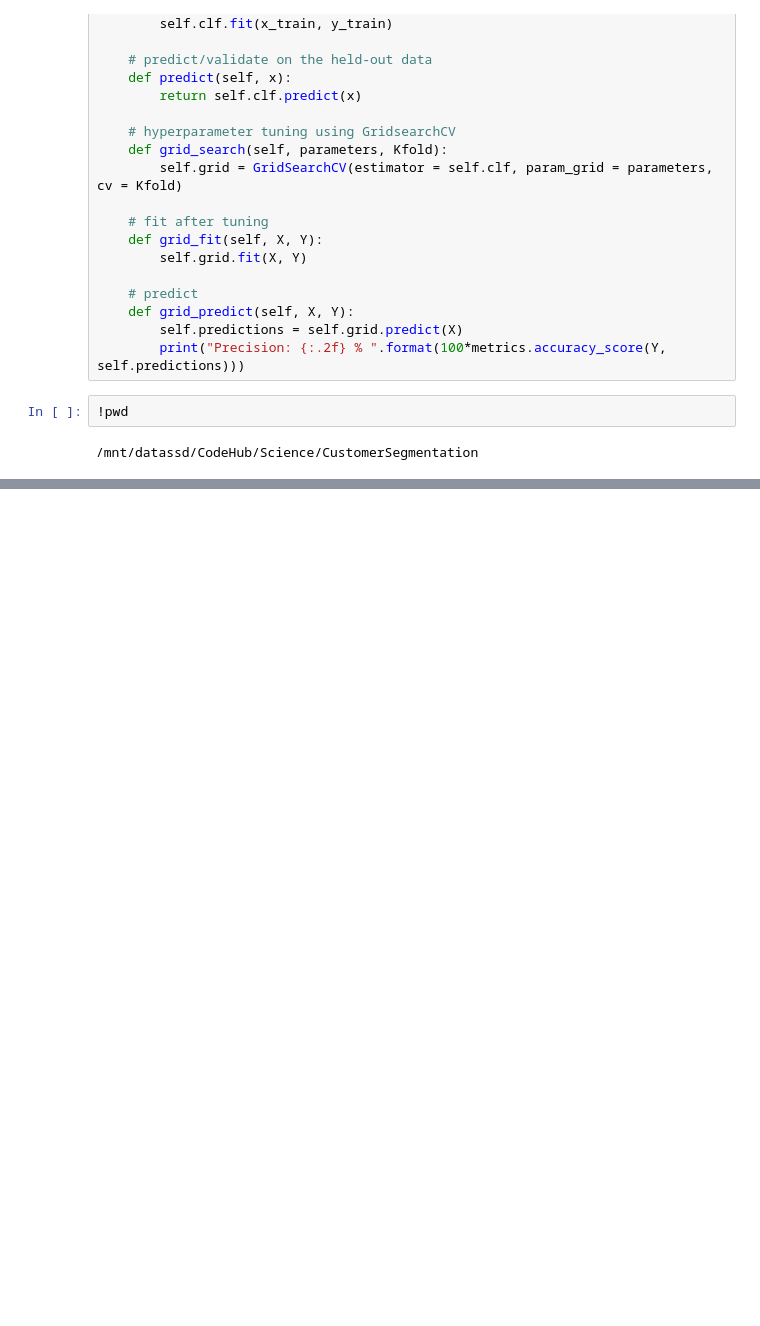
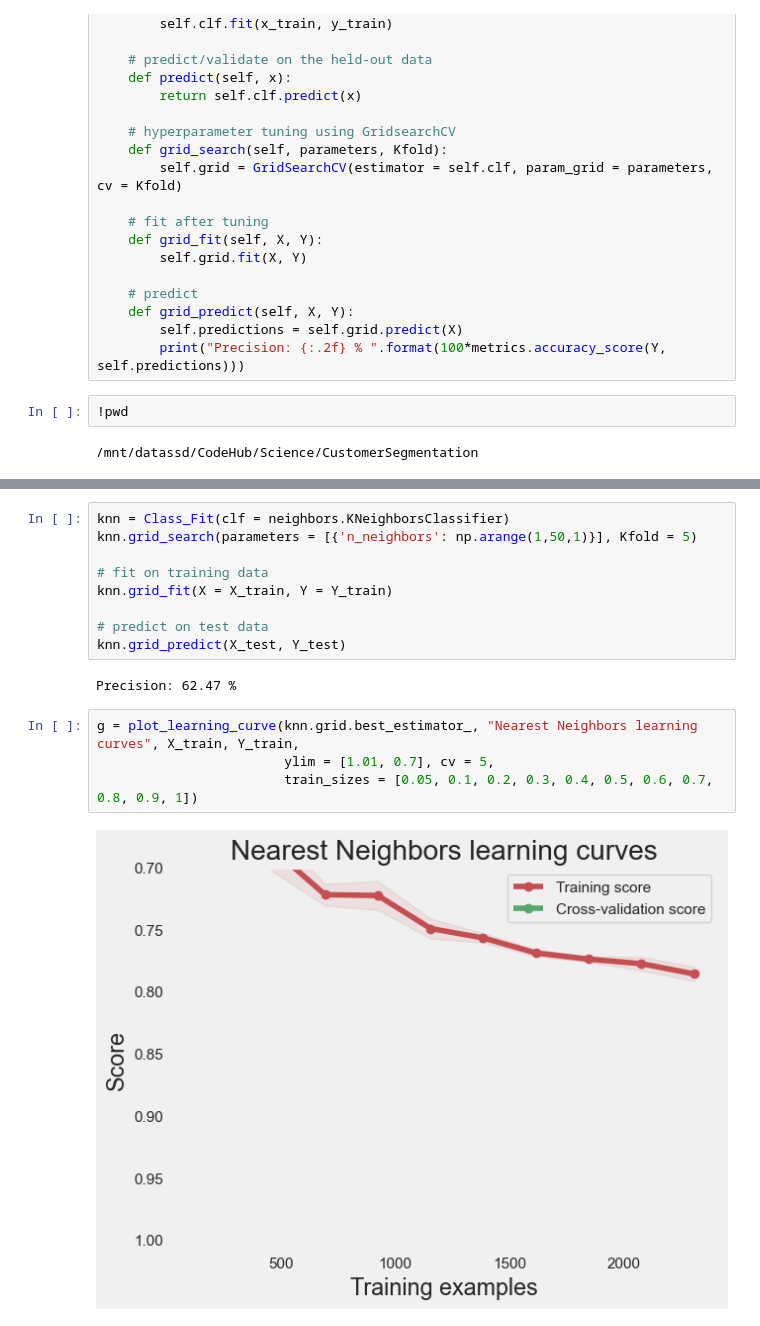
Before and after one commit to Znoywho/CustomerSegementation-the-first-DS-project-, a Jupyter notebook: Final.ipynb, the cells around one changed output, grey strips where cells are left out. Drawn from its saved outputs; the diff is of its cells as text; blank space fills up the shorter version.

```diff
--- a/Final.ipynb
+++ b/Final.ipynb
@@ -1341,0 +1457,17 @@ class Class_Fit(object):
+# %%
+knn = Class_Fit(clf = neighbors.KNeighborsClassifier)
+knn.grid_search(parameters = [{'n_neighbors': np.arange(1,50,1)}], Kfold = 5)
+
+# fit on training data
+knn.grid_fit(X = X_train, Y = Y_train)
+
+# predict on test data
+knn.grid_predict(X_test, Y_test)
+# %% [output]
+Precision: 62.47 %
+# %%
+g = plot_learning_curve(knn.grid.best_estimator_, "Nearest Neighbors learning curves", X_train, Y_train,
+                        ylim = [1.01, 0.7], cv = 5,
+                        train_sizes = [0.05, 0.1, 0.2, 0.3, 0.4, 0.5, 0.6, 0.7, 0.8, 0.9, 1])
+# %% [output]
+[figure, added]
```
Also changed, not shown: parts of 52 cells of this notebook, 1 other file.
